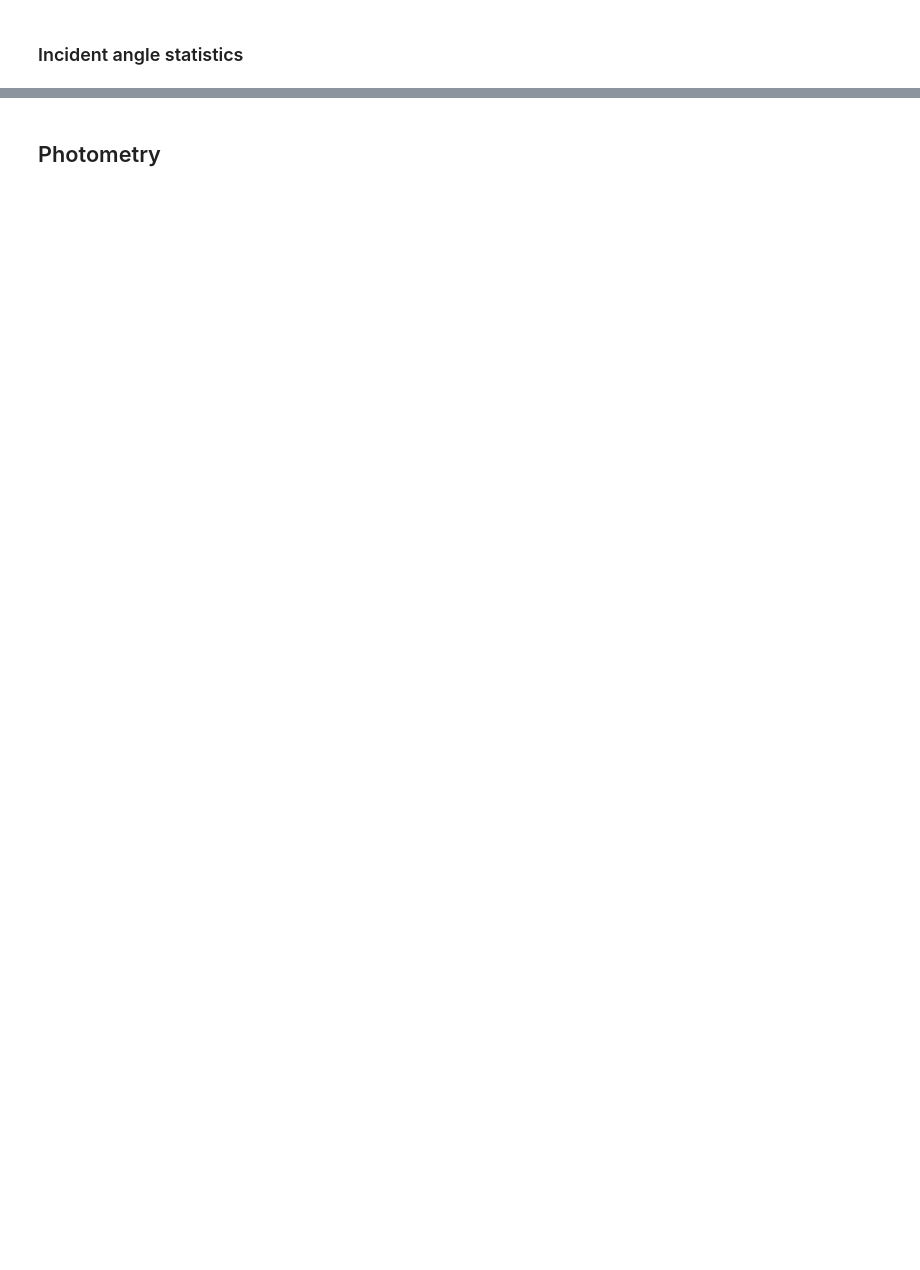
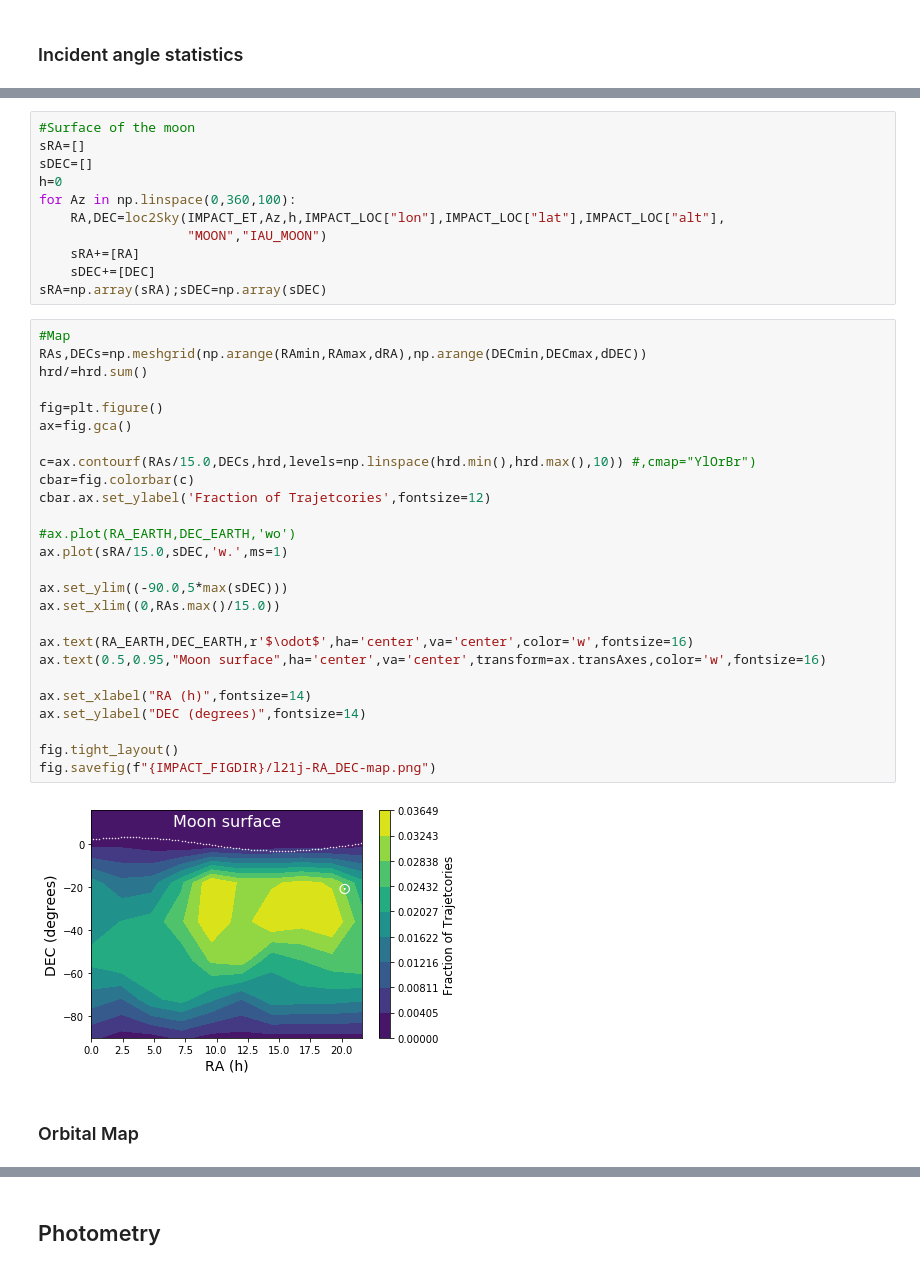
Before and after one commit to seap-udea/MoonFlashes, a Jupyter notebook: L1-21-J-Analysis.ipynb, the cells around one changed output, grey strips where cells are left out. Cells and saved outputs as stored; diff of their text form; blank space fills up the shorter version.

```diff
--- a/L1-21-J-Analysis.ipynb
+++ b/L1-21-J-Analysis.ipynb
@@ -258,3 +385,44 @@ Computing map for a-e
+# %%
+#Surface of the moon
+sRA=[]
+sDEC=[]
+h=0
+for Az in np.linspace(0,360,100):
+    RA,DEC=loc2Sky(IMPACT_ET,Az,h,IMPACT_LOC["lon"],IMPACT_LOC["lat"],IMPACT_LOC["alt"],
+                   "MOON","IAU_MOON")
+    sRA+=[RA]
+    sDEC+=[DEC]
+sRA=np.array(sRA);sDEC=np.array(sDEC)
+# %%
+#Map
+RAs,DECs=np.meshgrid(np.arange(RAmin,RAmax,dRA),np.arange(DECmin,DECmax,dDEC))
+hrd/=hrd.sum()
+
+fig=plt.figure()
+ax=fig.gca()
+
+c=ax.contourf(RAs/15.0,DECs,hrd,levels=np.linspace(hrd.min(),hrd.max(),10)) #,cmap="YlOrBr")
+cbar=fig.colorbar(c)
+cbar.ax.set_ylabel('Fraction of Trajetcories',fontsize=12)
+
+#ax.plot(RA_EARTH,DEC_EARTH,'wo')
+ax.plot(sRA/15.0,sDEC,'w.',ms=1)
+
+ax.set_ylim((-90.0,5*max(sDEC)))
+ax.set_xlim((0,RAs.max()/15.0))
+
+ax.text(RA_EARTH,DEC_EARTH,r'$\odot$',ha='center',va='center',color='w',fontsize=16)
+ax.text(0.5,0.95,"Moon surface",ha='center',va='center',transform=ax.transAxes,color='w',fontsize=16)
+
+ax.set_xlabel("RA (h)",fontsize=14)
+ax.set_ylabel("DEC (degrees)",fontsize=14)
+
+fig.tight_layout()
+fig.savefig(f"{IMPACT_FIGDIR}/l21j-RA_DEC-map.png")
+# %% [output]
+[figure, added]
+# %% [markdown]
+### Orbital Map
 # %%
 amin=0.5;amax=2.5;Na=10;da=(amax-amin)/Na
 emin=0.0;emax=1.0;Ne=10;de=(emax-emin)/Ne
```
Also changed, not shown: parts of 65 cells of this notebook.
